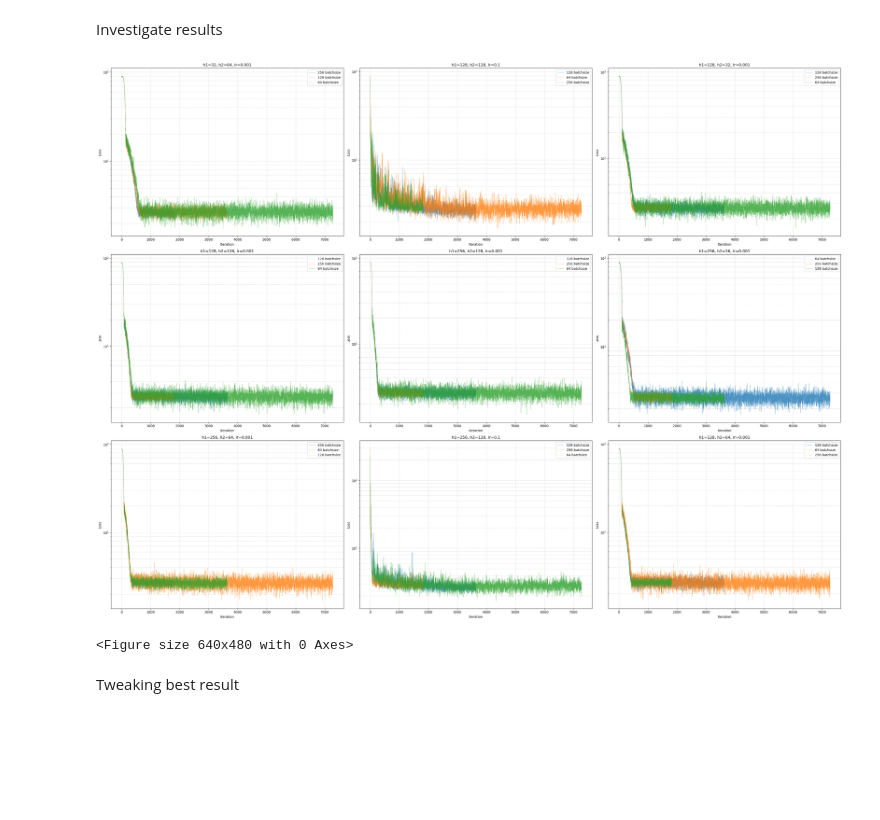
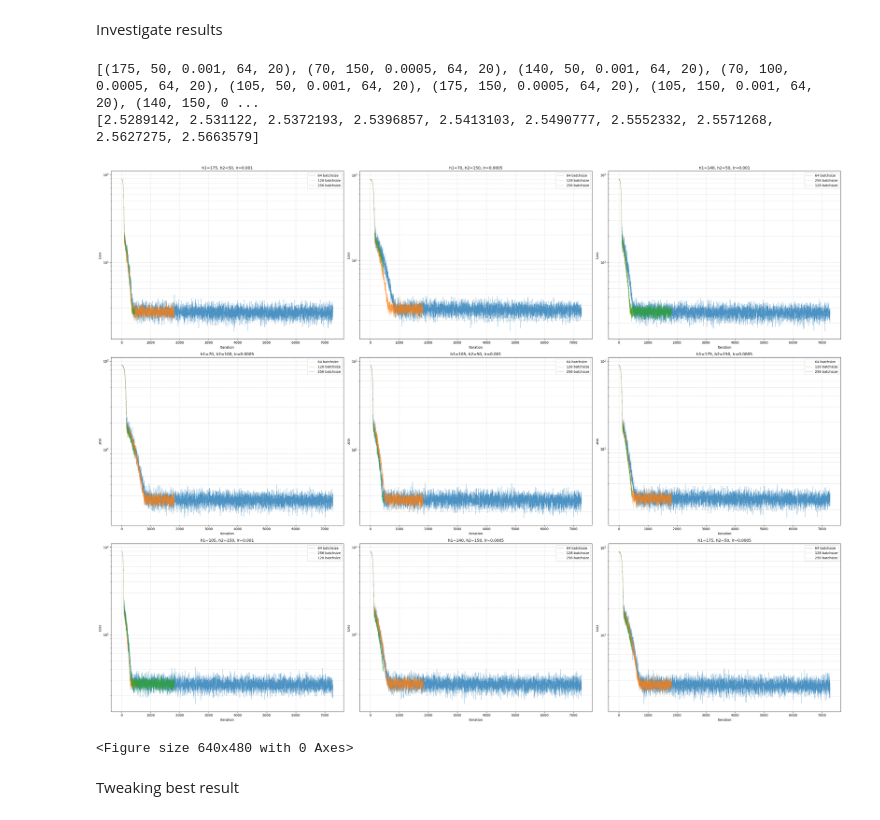
Before and after one commit to SebastianSeljak/PIC16B_Econ, a Jupyter notebook: model.ipynb, the cells around one changed output. Drawn from its saved outputs; the diff is of its cells as text; code cells hidden in the pictures; blank space fills up the shorter version.

```diff
--- a/model.ipynb
+++ b/model.ipynb
@@ -233,7 +233,7 @@ class SurvivalRateModel(nn.Module):
 
     def train_loop(self, dataloader, num_epochs=100, learning_rate=0.01, device = "cpu", suppress=False):
         self.to(device)
-        criterion = nn.L1Loss()
+        criterion = nn.MSELoss()
         loss_cache = []
         optimizer = torch.optim.Adam(self.parameters(), lr=learning_rate)
         self.train() #set model to train mode.
@@ -347,6 +346,9 @@ top_params = [params for params, _ in params_and_losses]
 top_losses = [loss for _, (loss, _) in params_and_losses]
 print(top_params[:10])
 print(top_losses[:10])
+# %% [output]
+[(175, 50, 0.001, 64, 20), (70, 150, 0.0005, 64, 20), (140, 50, 0.001, 64, 20), (70, 100, 0.0005, 64, 20), (105, 50, 0.001, 64, 20), (175, 150, 0.0005, 64, 20), (105, 150, 0.001, 64, 20), (140, 150, 0 ...
+[2.5289142, 2.531122, 2.5372193, 2.5396857, 2.5413103, 2.5490777, 2.5552332, 2.5571268, 2.5627275, 2.5663579]
 # %%
 import numpy as np
 
@@ -365,36 +367,35 @@ for params, (loss, loss_data) in params_and_losses:
     if key not in grouped_params:
         grouped_params[key] = []
 
     # Add (batchsize, loss, loss_data) to this combination
-    if params[-1] == 20:  # Only take the last epoch
-        grouped_params[key].append((params[-2], loss, loss_data))
+    grouped_params[key].append((params[-2], loss, loss_data))
 
 # Sort the groups by minimum loss
 sorted_groups = sorted(grouped_params.items(),
                        key=lambda x: min(item[1] for item in x[1]))
 
 # Take the top 9 best combinations to avoid overcrowding the plot
 top_n = min(9, len(sorted_groups))
 best_groups = sorted_groups[:top_n]
 
 # Create subplots for the best combinations
 for i, ((h1, h2, lr), epoch_data) in enumerate(best_groups):
     plt.subplot(3, 3, i+1)
 
     for bs, loss, loss_curve in epoch_data:
         plt.semilogy(loss_curve, label=f"{bs} batchsize", linewidth=0.4, alpha=0.8)
 
     plt.title(f"h1={h1}, h2={h2}, lr={lr}")
     plt.xlabel("Iteration")
     plt.ylabel("Loss")
     plt.legend()
     plt.grid(True, which="both", ls="--", alpha=0.5)
 
 plt.tight_layout()
 plt.show()
 plt.savefig("hyperparameter_search.png")
 # %% [output]
-[figure, old version]
+[figure, new version]
 <Figure size 640x480 with 0 Axes>
 # %% [markdown]
 Tweaking best result
```
Also changed, not shown: parts of 11 cells of this notebook, 1 other file.
